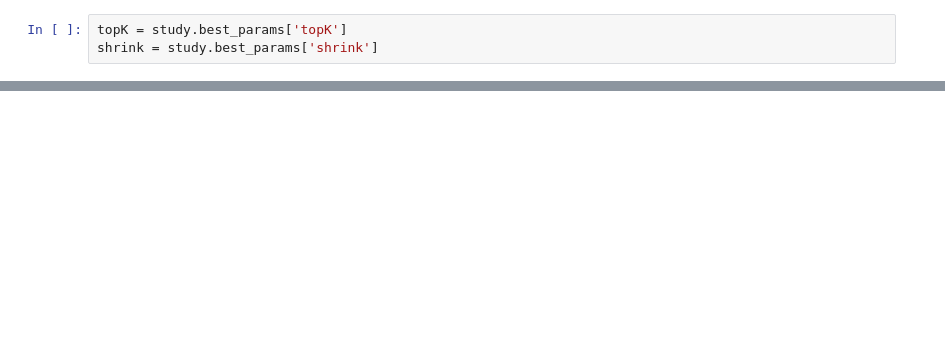
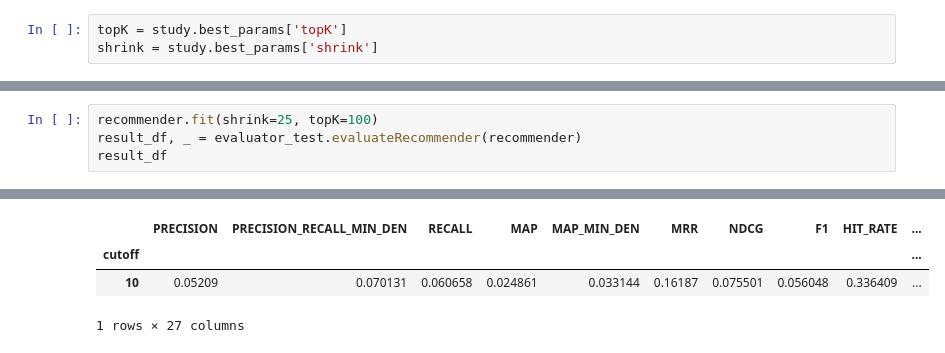
Before and after one commit to MatteoPancini/Recsys-Challenge-2022, a Jupyter notebook: Hyperparameter Tuning/ItemKNNCF.ipynb, the cells around one changed output, grey strips where cells are left out. Cells and saved outputs as stored; diff of their text form; blank space fills up the shorter version.

```diff
--- a/Hyperparameter Tuning/ItemKNNCF.ipynb
+++ b/Hyperparameter Tuning/ItemKNNCF.ipynb
@@ -108 +242,6 @@ EvaluatorHoldout: Processed 41308 (100.0%) in 27.70 sec. Users per second: 1491
 1 rows × 27 columns
+# %%
+recommender.fit(shrink=25, topK=100)
+result_df, _ = evaluator_test.evaluateRecommender(recommender)
+result_df
+# %% [output]
@@ -108,0 +250,4 @@ EvaluatorHoldout: Processed 41308 (100.0%) in 27.70 sec. Users per second: 1491
+|  | PRECISION | PRECISION_RECALL_MIN_DEN | RECALL | MAP | MAP_MIN_DEN | MRR | NDCG | F1 | HIT_RATE | ... |
+| cutoff |  |  |  |  |  |  |  |  |  | ... |
+| 10 | 0.05209 | 0.070131 | 0.060658 | 0.024861 | 0.033144 | 0.16187 | 0.075501 | 0.056048 | 0.336409 | ... |
+1 rows × 27 columns
```
Also changed, not shown: parts of 26 cells of this notebook, 24 other files.
